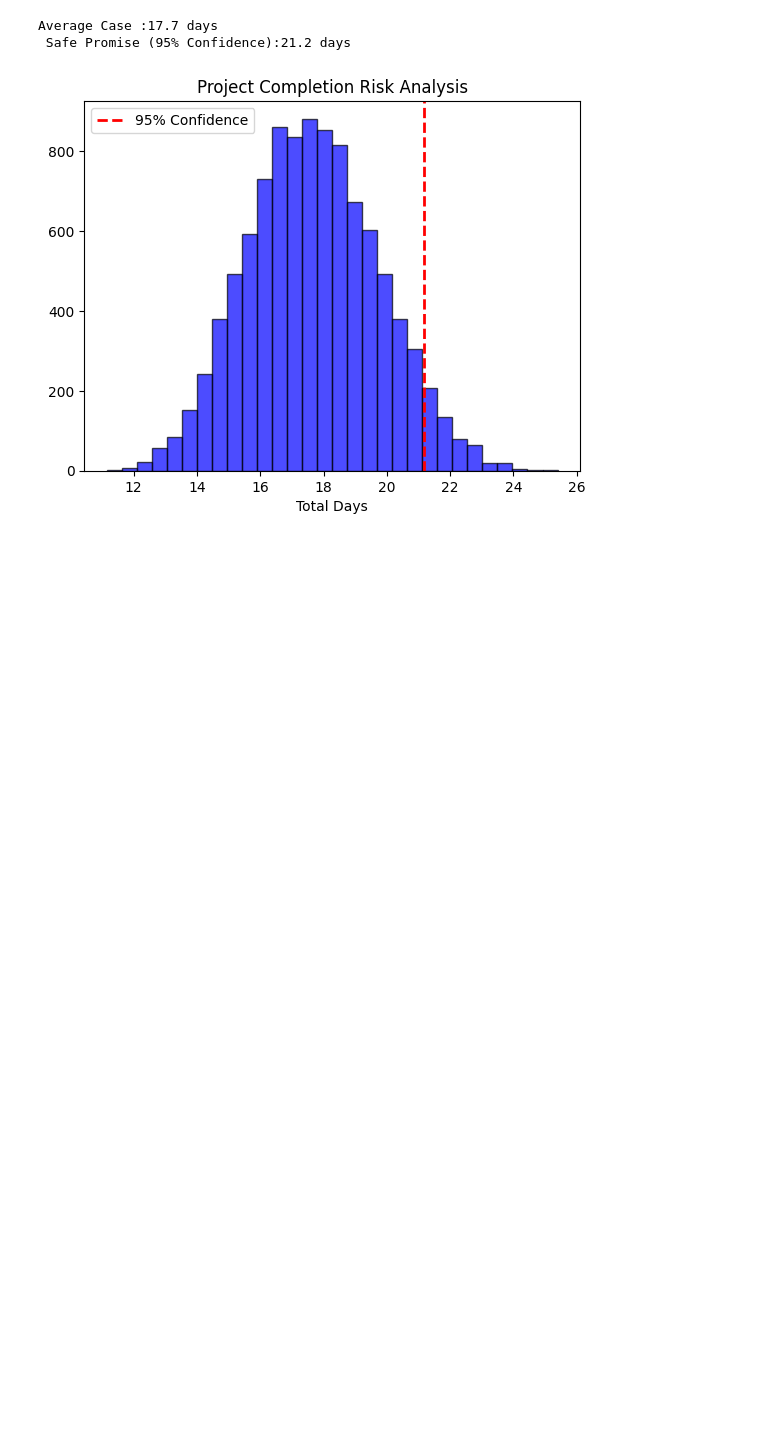
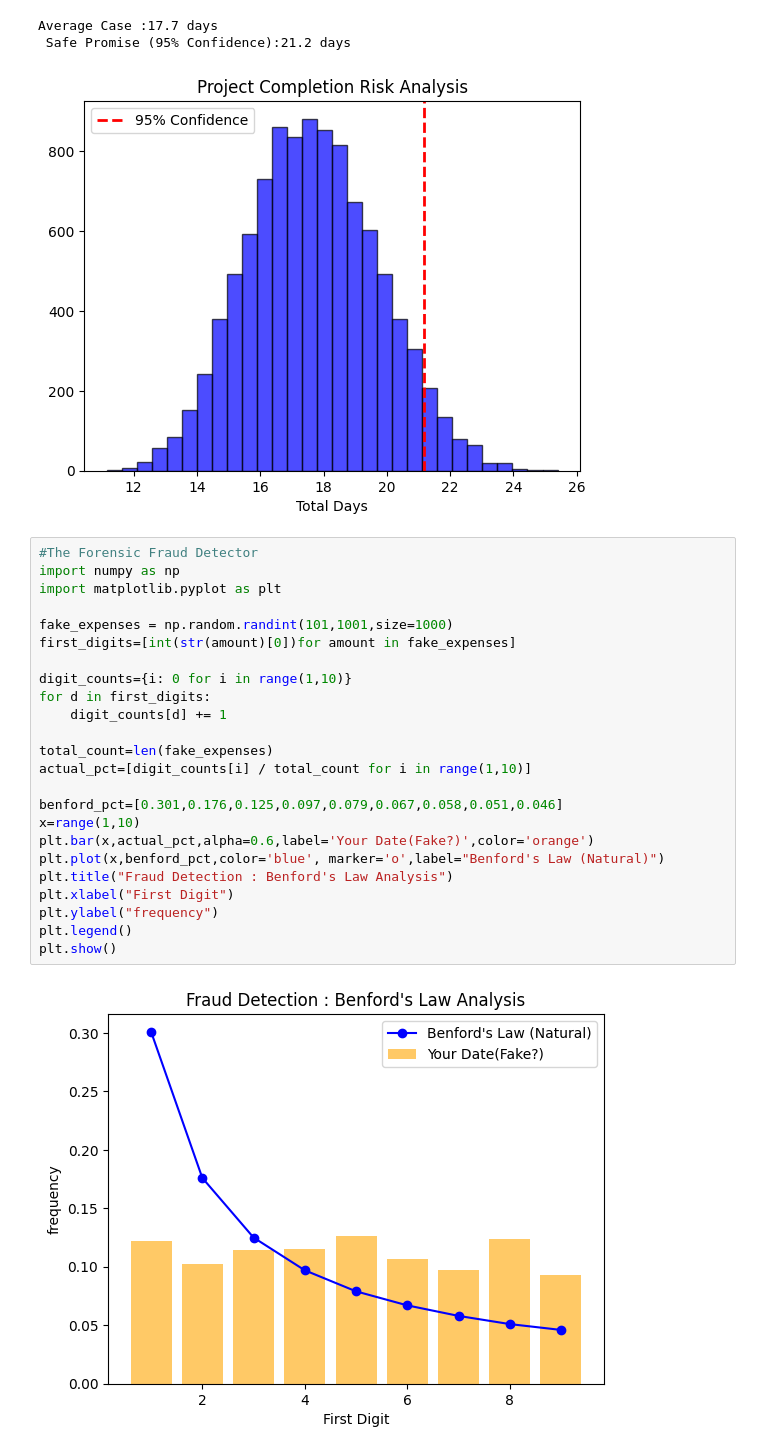
Before and after one commit to PrathaMesh3056/AiMl-Learning, a Jupyter notebook: AIMLbasics.ipynb, the cells around one changed output. Saved outputs shown, nothing was run; the diff lists cells and outputs as text; blank space fills up the shorter version.

Commit message:
Fraud detection

```diff
--- a/AIMLbasics.ipynb
+++ b/AIMLbasics.ipynb
@@ -346,3 +346,29 @@ plt.show()
 Average Case :17.7 days
  Safe Promise (95% Confidence):21.2 days
 [figure]
+# %%
+#The Forensic Fraud Detector
+import numpy as np
+import matplotlib.pyplot as plt
+
+fake_expenses = np.random.randint(101,1001,size=1000)
+first_digits=[int(str(amount)[0])for amount in fake_expenses]
+
+digit_counts={i: 0 for i in range(1,10)}
+for d in first_digits:
+    digit_counts[d] += 1
+
+total_count=len(fake_expenses)
+actual_pct=[digit_counts[i] / total_count for i in range(1,10)]
+
+benford_pct=[0.301,0.176,0.125,0.097,0.079,0.067,0.058,0.051,0.046]
+x=range(1,10)
+plt.bar(x,actual_pct,alpha=0.6,label='Your Date(Fake?)',color='orange')
+plt.plot(x,benford_pct,color='blue', marker='o',label="Benford's Law (Natural)")
+plt.title("Fraud Detection : Benford's Law Analysis")
+plt.xlabel("First Digit")
+plt.ylabel("frequency")
+plt.legend()
+plt.show()
+# %% [output]
+[figure, added]
```
